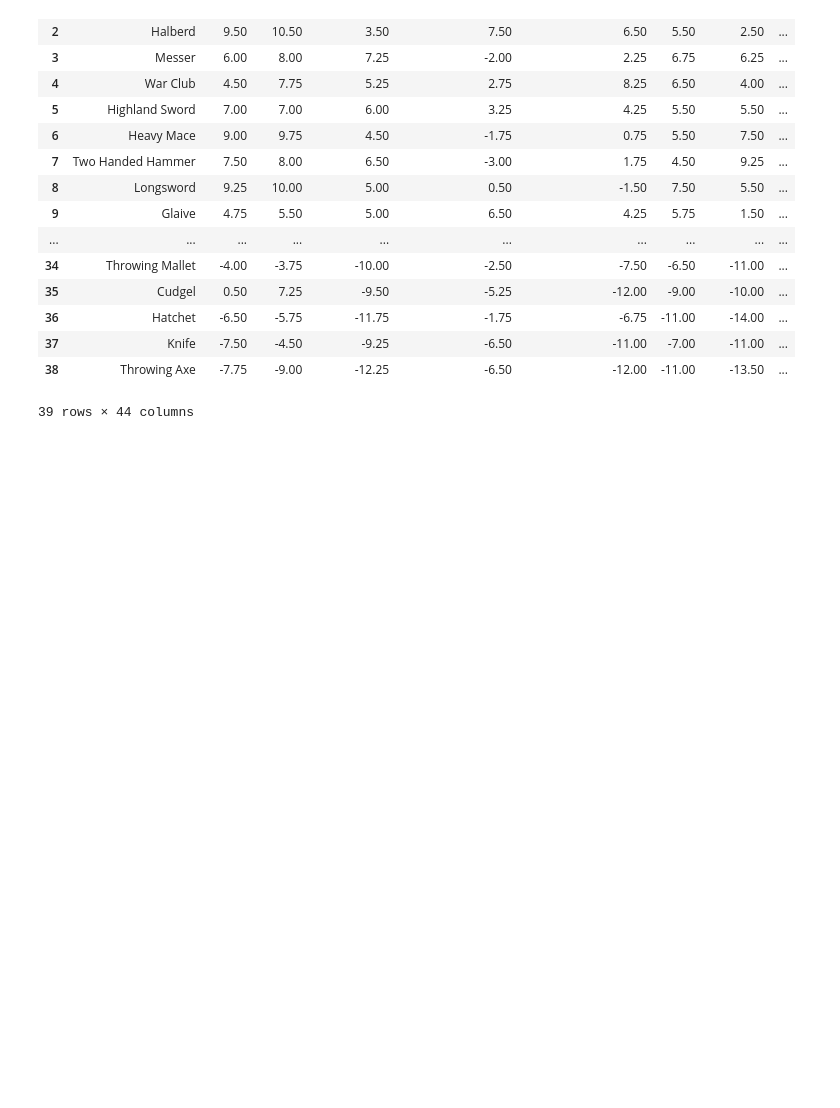
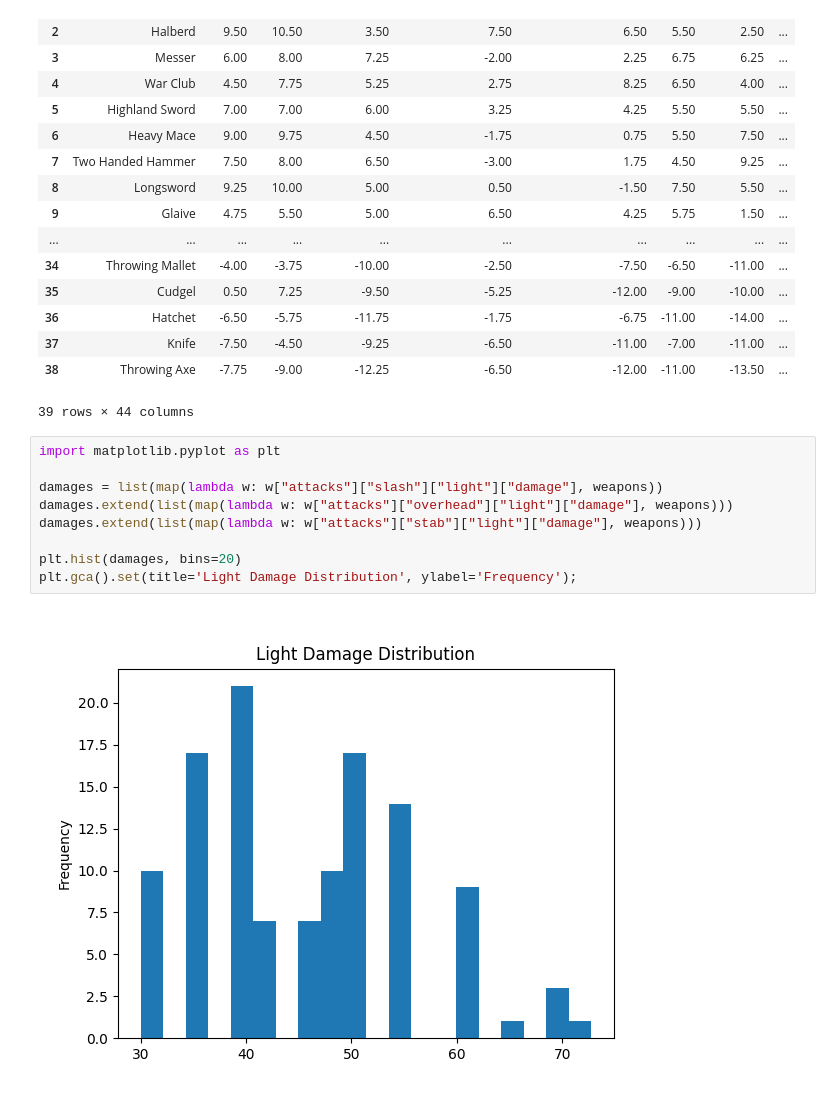
Before and after one commit to Chiv2-Community/chivalry2-weapons, a Jupyter notebook: scripts/analysis.ipynb, the cells around one changed output. Cells and saved outputs as stored; diff of their text form; blank space fills up the shorter version.

```diff
--- a/scripts/analysis.ipynb
+++ b/scripts/analysis.ipynb
@@ -41,4 +44,15 @@ pandas.DataFrame(matchups)
 | 37 | Knife | -7.50 | -4.50 | -9.25 | -6.50 | -11.00 | -7.00 | -11.00 | ... |
 | 38 | Throwing Axe | -7.75 | -9.00 | -12.25 | -6.50 | -12.00 | -11.00 | -13.50 | ... |
 39 rows × 44 columns
+# %%
+import matplotlib.pyplot as plt
+
+damages = list(map(lambda w: w["attacks"]["slash"]["light"]["damage"], weapons))
+damages.extend(list(map(lambda w: w["attacks"]["overhead"]["light"]["damage"], weapons)))
+damages.extend(list(map(lambda w: w["attacks"]["stab"]["light"]["damage"], weapons)))
+
+plt.hist(damages, bins=20)
+plt.gca().set(title='Light Damage Distribution', ylabel='Frequency');
+# %% [output]
+[figure, added]
 # %%
```
Also changed, not shown: parts of 2 cells of this notebook.
